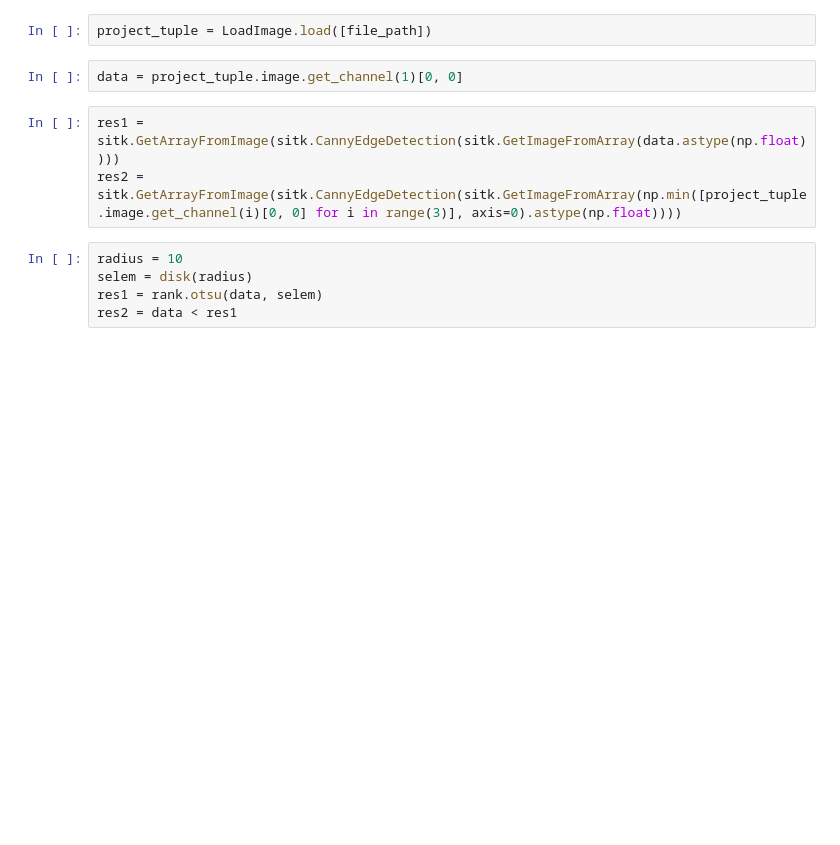
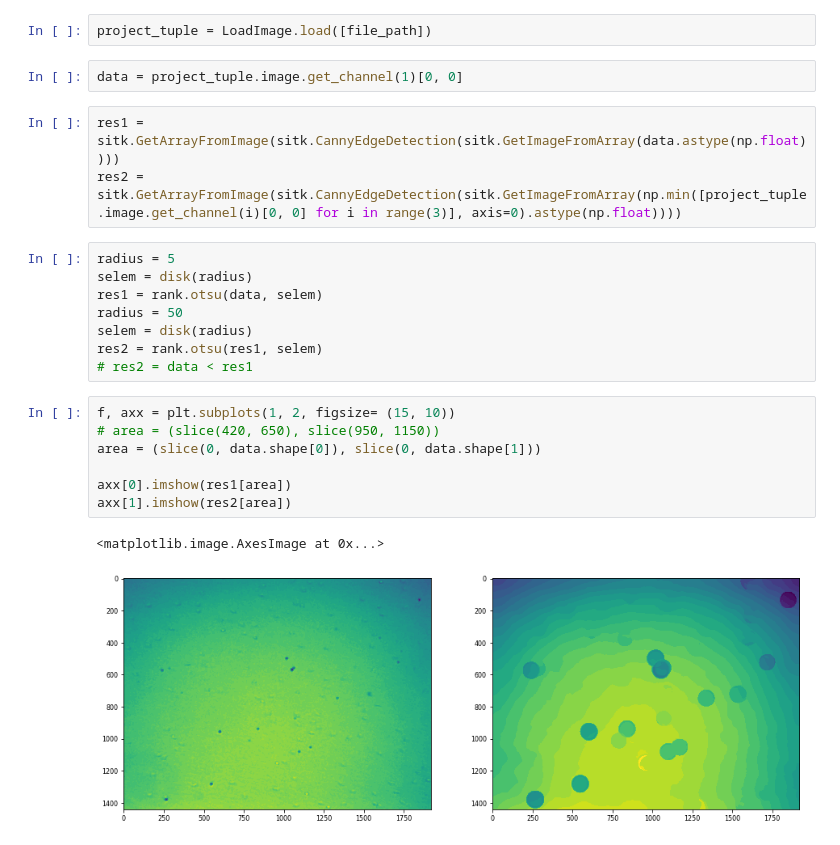
Before and after one commit to Czaki/Trapalyzer, a Jupyter notebook: Analyse.ipynb, the cells around one changed output. Drawn from its saved outputs; the diff is of its cells as text; blank space fills up the shorter version.

```diff
--- a/Analyse.ipynb
+++ b/Analyse.ipynb
@@ -20,8 +23,21 @@ data = project_tuple.image.get_channel(1)[0, 0]
 res1 = sitk.GetArrayFromImage(sitk.CannyEdgeDetection(sitk.GetImageFromArray(data.astype(np.float))))
 res2 = sitk.GetArrayFromImage(sitk.CannyEdgeDetection(sitk.GetImageFromArray(np.min([project_tuple.image.get_channel(i)[0, 0] for i in range(3)], axis=0).astype(np.float))))
 # %%
-radius = 10
+radius = 5
 selem = disk(radius)
 res1 = rank.otsu(data, selem)
-res2 = data < res1
+radius = 50
+selem = disk(radius)
+res2 = rank.otsu(res1, selem)
+# res2 = data < res1
+# %%
+f, axx = plt.subplots(1, 2, figsize= (15, 10))
+# area = (slice(420, 650), slice(950, 1150))
+area = (slice(0, data.shape[0]), slice(0, data.shape[1]))
+
+axx[0].imshow(res1[area])
+axx[1].imshow(res2[area])
+# %% [output]
+<matplotlib.image.AxesImage at 0x...>
+[figure, added]
 # %%
```
Also changed, not shown: parts of 4 cells of this notebook, 3 other files.
